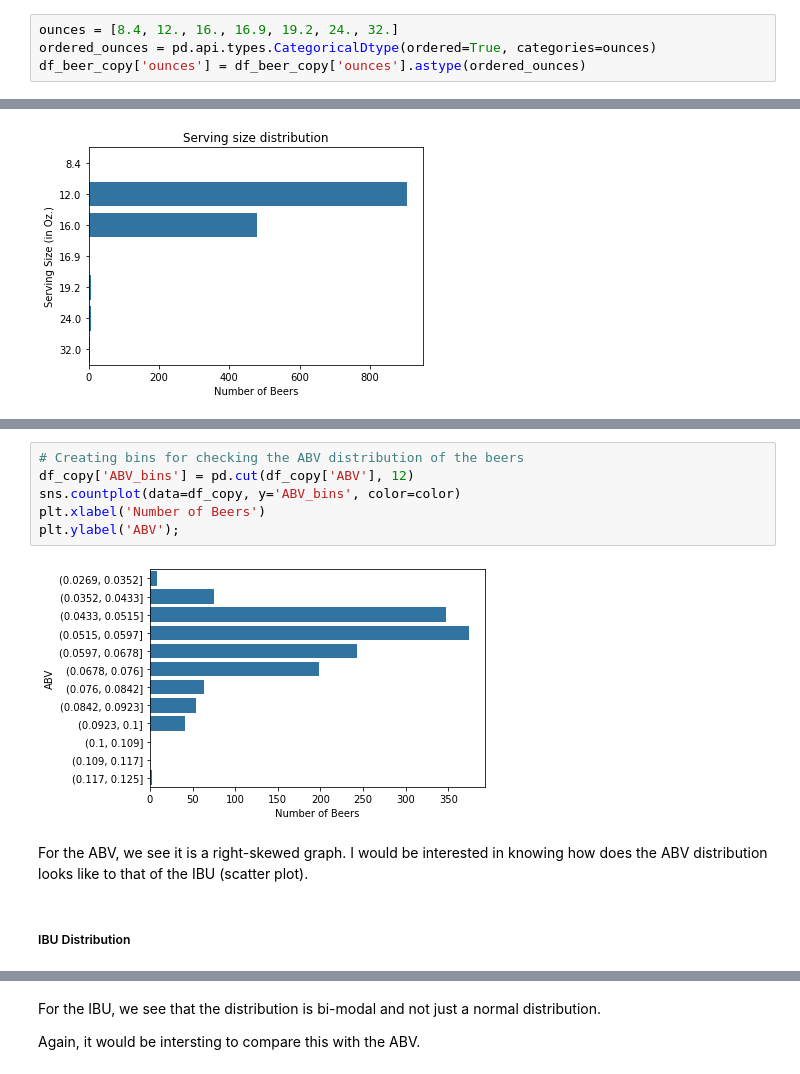
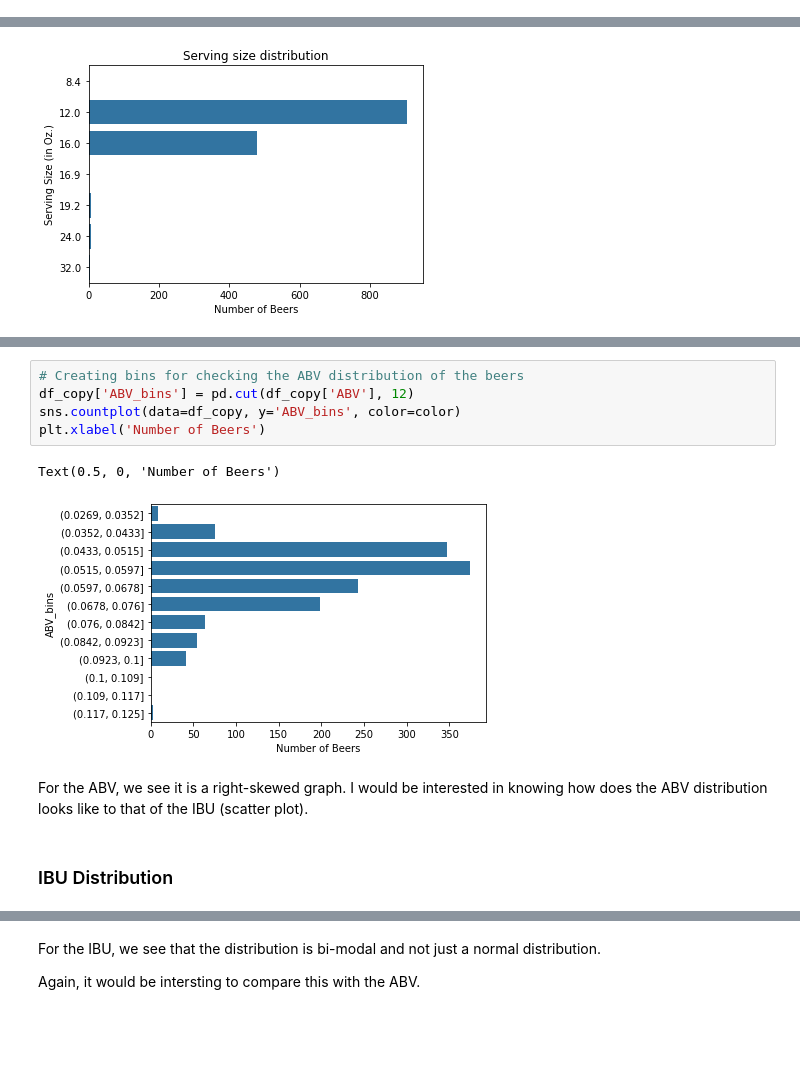
Before and after one commit to akkiannu/BeerAnalysis, a Jupyter notebook: exploratory.ipynb, the cells around one changed output, grey strips where cells are left out. Drawn from its saved outputs; the diff is of its cells as text; blank space fills up the shorter version.

```diff
--- a/exploratory.ipynb
+++ b/exploratory.ipynb
@@ -144,4 +133,0 @@ array([12. ,  8.4, 16. , 24. , 19.2, 32. , 16.9])
-# %%
-ounces = [8.4, 12., 16., 16.9, 19.2, 24., 32.]
-ordered_ounces = pd.api.types.CategoricalDtype(ordered=True, categories=ounces)
-df_beer_copy['ounces'] = df_beer_copy['ounces'].astype(ordered_ounces)
@@ -258,15 +232,15 @@ Name: ABV, dtype: float64
 # %%
 # Creating bins for checking the ABV distribution of the beers
 df_copy['ABV_bins'] = pd.cut(df_copy['ABV'], 12)
 sns.countplot(data=df_copy, y='ABV_bins', color=color)
 plt.xlabel('Number of Beers')
-plt.ylabel('ABV');
 # %% [output]
+Text(0.5, 0, 'Number of Beers')
-[figure, old version]
+[figure, new version]
 # %% [markdown]
 For the ABV, we see it is a right-skewed graph. I would be interested in knowing how does the ABV distribution looks like to that of the IBU (scatter plot).
 # %% [markdown]
-##### IBU Distribution
+### IBU Distribution
 # %%
 # Creating bins for checking the IBU distribution of the beers
 df_copy['IBU_bins'] = pd.cut(df_copy['IBU'], 20)
```
Also changed, not shown: parts of 67 cells of this notebook, 4 other files.
